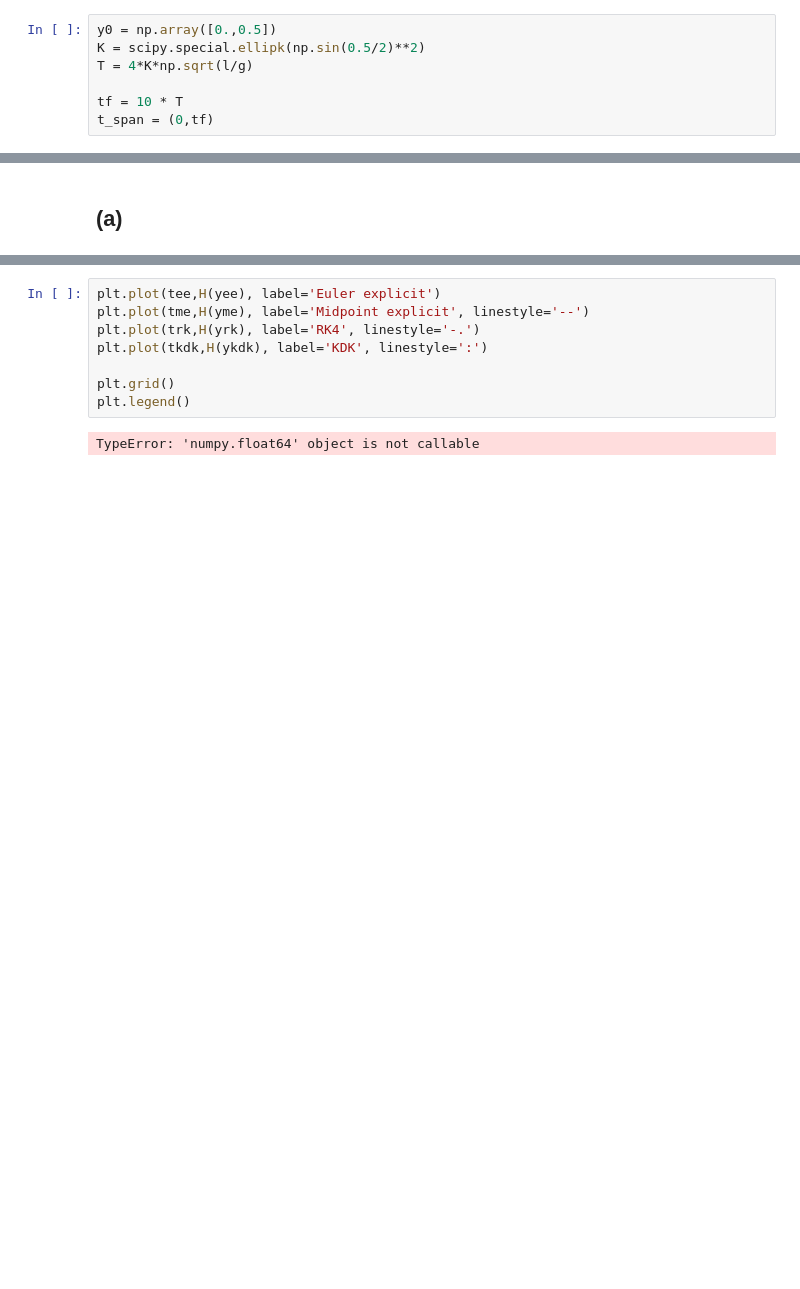
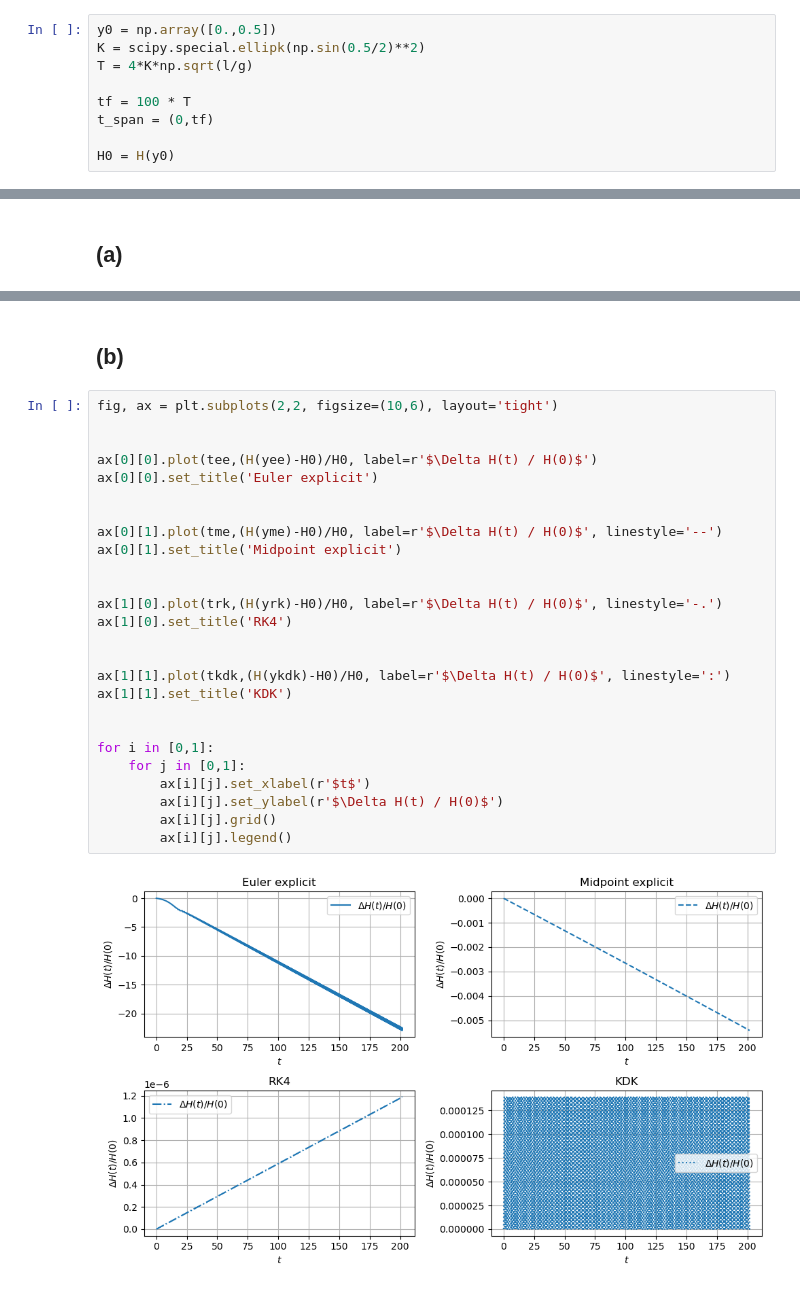
Before and after one commit to ebianchi803/computational_astrophysics, a Jupyter notebook: ODE/ODE1.ipynb, the cells around one changed output, grey strips where cells are left out. Drawn from its saved outputs; the diff is of its cells as text; blank space fills up the shorter version.

```diff
--- a/ODE/ODE1.ipynb
+++ b/ODE/ODE1.ipynb
@@ -749,5 +753,7 @@ y0 = np.array([0.,0.5])
 K = scipy.special.ellipk(np.sin(0.5/2)**2)
 T = 4*K*np.sqrt(l/g)
 
-tf = 10 * T
+tf = 100 * T
 t_span = (0,tf)
+
+H0 = H(y0)
@@ -793,10 +828,30 @@ TypeError: 'numpy.float64' object is not callable
+# %% [markdown]
+## (b)
 # %%
-plt.plot(tee,H(yee), label='Euler explicit')
-plt.plot(tme,H(yme), label='Midpoint explicit', linestyle='--')
-plt.plot(trk,H(yrk), label='RK4', linestyle='-.')
-plt.plot(tkdk,H(ykdk), label='KDK', linestyle=':')
+fig, ax = plt.subplots(2,2, figsize=(10,6), layout='tight')
 
-plt.grid()
-plt.legend()
+
+ax[0][0].plot(tee,(H(yee)-H0)/H0, label=r'$\Delta H(t) / H(0)$')
+ax[0][0].set_title('Euler explicit')
+
+
+ax[0][1].plot(tme,(H(yme)-H0)/H0, label=r'$\Delta H(t) / H(0)$', linestyle='--')
+ax[0][1].set_title('Midpoint explicit')
+
+
+ax[1][0].plot(trk,(H(yrk)-H0)/H0, label=r'$\Delta H(t) / H(0)$', linestyle='-.')
+ax[1][0].set_title('RK4')
+
+
+ax[1][1].plot(tkdk,(H(ykdk)-H0)/H0, label=r'$\Delta H(t) / H(0)$', linestyle=':')
+ax[1][1].set_title('KDK')
+
+
+for i in [0,1]:
+    for j in [0,1]:
+        ax[i][j].set_xlabel(r'$t$')
+        ax[i][j].set_ylabel(r'$\Delta H(t) / H(0)$')
+        ax[i][j].grid()
+        ax[i][j].legend()
 # %% [output]
-TypeError: 'numpy.float64' object is not callable
+[figure, added]
```
Also changed, not shown: parts of 21 cells of this notebook.
